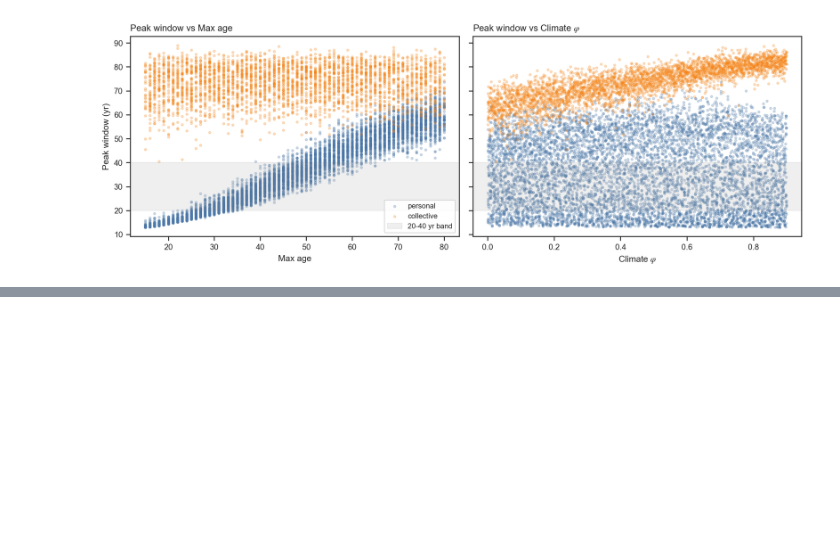
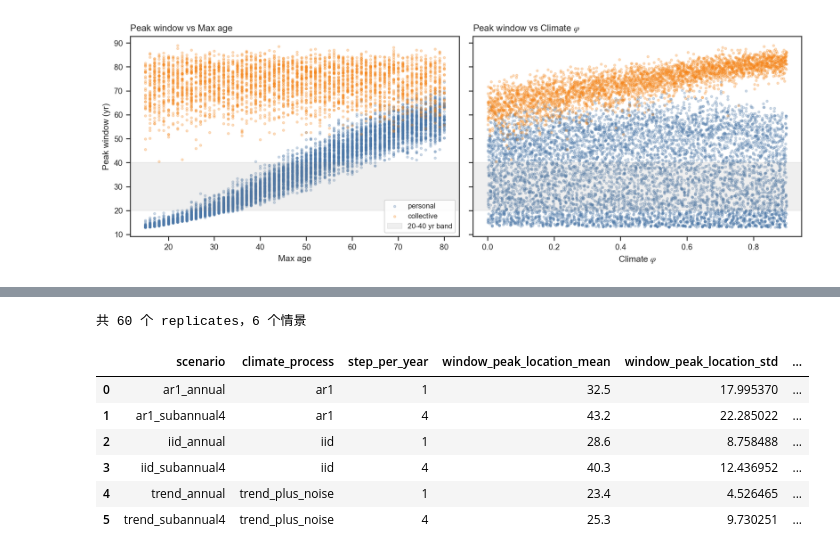
Before and after one commit to SongshGeo/shifting_baseline, a Jupyter notebook: reports/abm.ipynb, the cells around one changed output, grey strips where cells are left out. Saved outputs shown, nothing was run; the diff lists cells and outputs as text; code cells hidden in the pictures; blank space fills up the shorter version.

```diff
--- a/reports/abm.ipynb
+++ b/reports/abm.ipynb
@@ -278,0 +311,30 @@ plt.show();
+# %%
+SCENARIO_DIR = Path("results/climate_scenarios")
+
+# 每个 replicate 的峰值位置和强度
+peaks = pd.read_csv(SCENARIO_DIR / "climate_scenario_run_peaks.csv")
+
+# 汇总统计
+summary = pd.read_csv(SCENARIO_DIR / "climate_scenario_summary.csv")
+
+print(f"共 {len(peaks)} 个 replicates，{peaks.scenario.nunique()} 个情景")
+summary[
+    [
+        "scenario",
+        "climate_process",
+        "step_per_year",
+        "window_peak_location_mean",
+        "window_peak_location_std",
+        "window_peak_strength_mean",
+        "n_runs",
+    ]
+]
+# %% [output]
+共 60 个 replicates，6 个情景
+|  | scenario | climate_process | step_per_year | window_peak_location_mean | window_peak_location_std | ... |
+| 0 | ar1_annual | ar1 | 1 | 32.5 | 17.995370 | ... |
+| 1 | ar1_subannual4 | ar1 | 4 | 43.2 | 22.285022 | ... |
+| 2 | iid_annual | iid | 1 | 28.6 | 8.758488 | ... |
+| 3 | iid_subannual4 | iid | 4 | 40.3 | 12.436952 | ... |
+| 4 | trend_annual | trend_plus_noise | 1 | 23.4 | 4.526465 | ... |
+| 5 | trend_subannual4 | trend_plus_noise | 4 | 25.3 | 9.730251 | ... |
```
Also changed, not shown: parts of 10 cells of this notebook, 1 other file.
